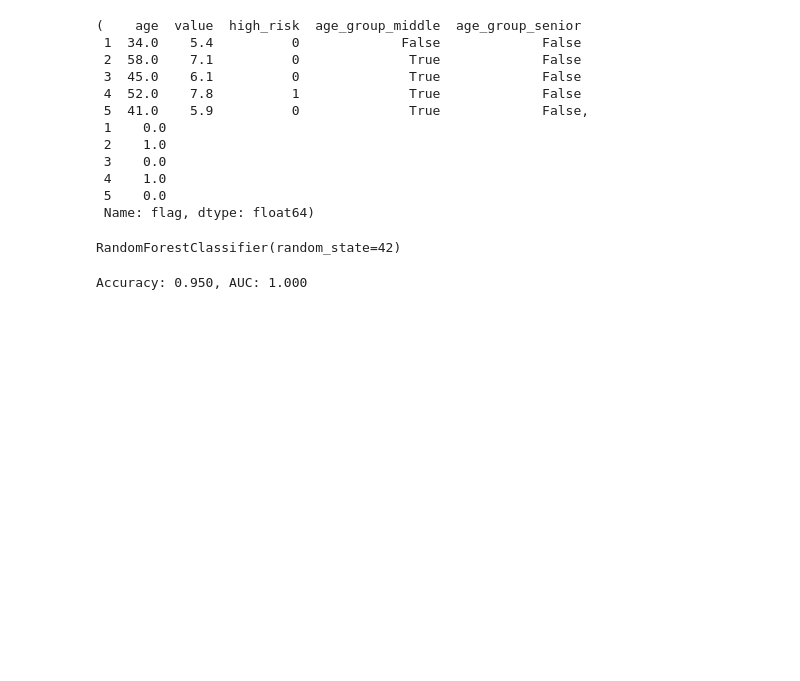
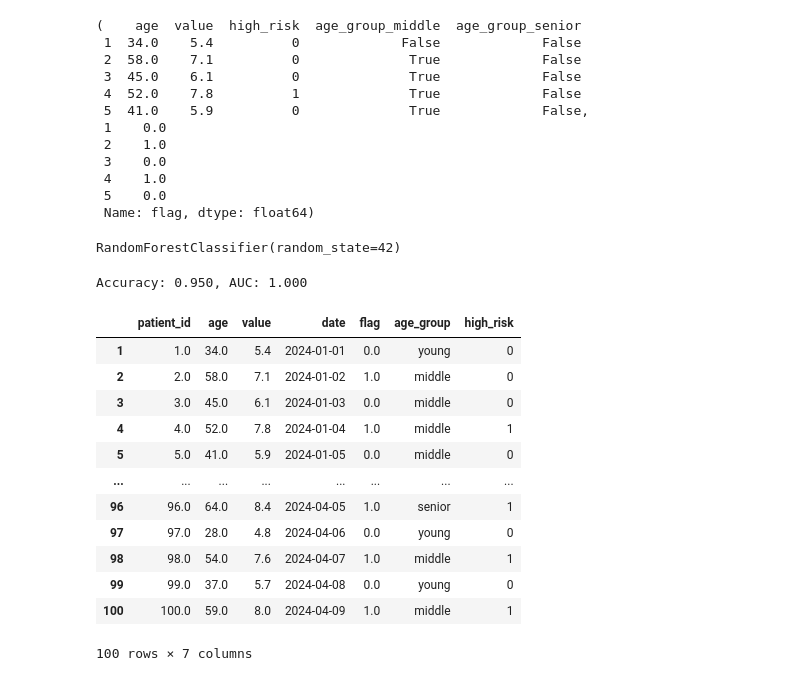
Before and after one commit to ToizumiTaro/medical-data-practice-20251113, a Jupyter notebook: day5/day5_preprocessing.ipynb, the cells around one changed output. Cells and saved outputs as stored; diff of their text form; code cells hidden in the pictures; blank space fills up the shorter version.

```diff
--- a/day5/day5_preprocessing.ipynb
+++ b/day5/day5_preprocessing.ipynb
@@ -119,0 +127,16 @@ Accuracy: 0.950, AUC: 1.000
+# %%
+df
+# %% [output]
+|  | patient_id | age | value | date | flag | age_group | high_risk |
+| 1 | 1.0 | 34.0 | 5.4 | 2024-01-01 | 0.0 | young | 0 |
+| 2 | 2.0 | 58.0 | 7.1 | 2024-01-02 | 1.0 | middle | 0 |
+| 3 | 3.0 | 45.0 | 6.1 | 2024-01-03 | 0.0 | middle | 0 |
+| 4 | 4.0 | 52.0 | 7.8 | 2024-01-04 | 1.0 | middle | 1 |
+| 5 | 5.0 | 41.0 | 5.9 | 2024-01-05 | 0.0 | middle | 0 |
+| ... | ... | ... | ... | ... | ... | ... | ... |
+| 96 | 96.0 | 64.0 | 8.4 | 2024-04-05 | 1.0 | senior | 1 |
+| 97 | 97.0 | 28.0 | 4.8 | 2024-04-06 | 0.0 | young | 0 |
+| 98 | 98.0 | 54.0 | 7.6 | 2024-04-07 | 1.0 | middle | 1 |
+| 99 | 99.0 | 37.0 | 5.7 | 2024-04-08 | 0.0 | young | 0 |
+| 100 | 100.0 | 59.0 | 8.0 | 2024-04-09 | 1.0 | middle | 1 |
+100 rows × 7 columns
```
Also changed, not shown: parts of 14 cells of this notebook, 3 other files.
